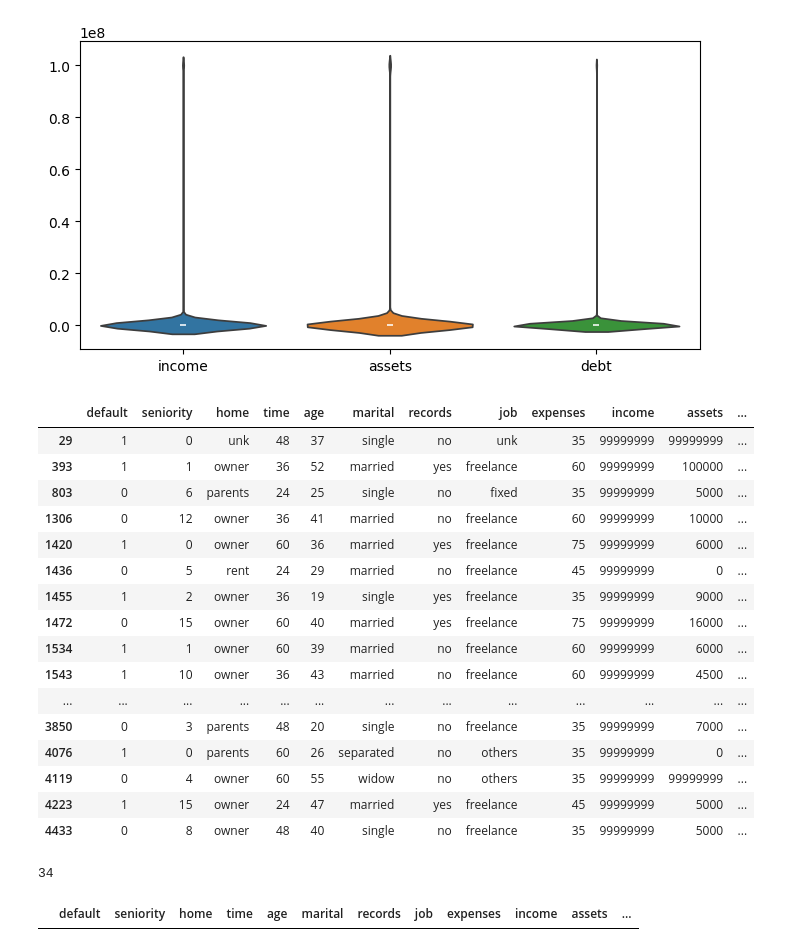
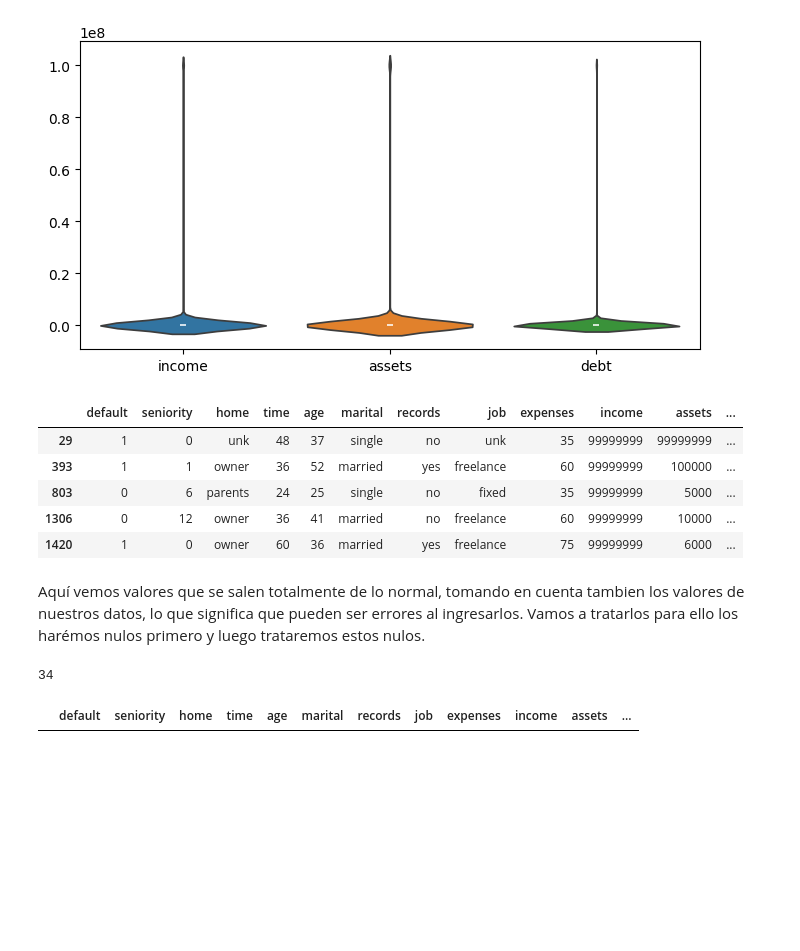
Before and after one commit to AnndyLibeMoore/Catalogo, a Jupyter notebook: DS_Credit_Scoring.ipynb, the cells around one changed output. Drawn from its saved outputs; the diff is of its cells as text; code cells hidden in the pictures; blank space fills up the shorter version.

```diff
--- a/DS_Credit_Scoring.ipynb
+++ b/DS_Credit_Scoring.ipynb
@@ -305,27 +358,19 @@ plt.show()
 [figure]
 # %%
 outliers = dataset[dataset.income > 100000]
-outliers
+outliers.head()
 # %% [output]
 |  | default | seniority | home | time | age | marital | records | job | expenses | income | assets | ... |
 | 29 | 1 | 0 | unk | 48 | 37 | single | no | unk | 35 | 99999999 | 99999999 | ... |
 | 393 | 1 | 1 | owner | 36 | 52 | married | yes | freelance | 60 | 99999999 | 100000 | ... |
 | 803 | 0 | 6 | parents | 24 | 25 | single | no | fixed | 35 | 99999999 | 5000 | ... |
 | 1306 | 0 | 12 | owner | 36 | 41 | married | no | freelance | 60 | 99999999 | 10000 | ... |
 | 1420 | 1 | 0 | owner | 60 | 36 | married | yes | freelance | 75 | 99999999 | 6000 | ... |
-| 1436 | 0 | 5 | rent | 24 | 29 | married | no | freelance | 45 | 99999999 | 0 | ... |
-| 1455 | 1 | 2 | owner | 36 | 19 | single | yes | freelance | 35 | 99999999 | 9000 | ... |
-| 1472 | 0 | 15 | owner | 60 | 40 | married | yes | freelance | 75 | 99999999 | 16000 | ... |
-| 1534 | 1 | 1 | owner | 60 | 39 | married | no | freelance | 60 | 99999999 | 6000 | ... |
-| 1543 | 1 | 10 | owner | 36 | 43 | married | no | freelance | 60 | 99999999 | 4500 | ... |
-| ... | ... | ... | ... | ... | ... | ... | ... | ... | ... | ... | ... | ... |
-| 3850 | 0 | 3 | parents | 48 | 20 | single | no | freelance | 35 | 99999999 | 7000 | ... |
-| 4076 | 1 | 0 | parents | 60 | 26 | separated | no | others | 35 | 99999999 | 0 | ... |
-| 4119 | 0 | 4 | owner | 60 | 55 | widow | no | others | 35 | 99999999 | 99999999 | ... |
-| 4223 | 1 | 15 | owner | 24 | 47 | married | yes | freelance | 45 | 99999999 | 5000 | ... |
-| 4433 | 0 | 8 | owner | 48 | 40 | single | no | freelance | 35 | 99999999 | 5000 | ... |
-# %%
-outliers.shape[0]
-# %% [output]
-34
+# %% [markdown]
+Aquí vemos valores que se salen totalmente de lo normal, tomando en cuenta tambien los valores de nuestros datos, lo que significa que pueden ser errores al ingresarlos. Vamos a tratarlos para ello los harémos nulos primero y luego trataremos estos nulos.
+# %%
+#tenemos 34 registros con valores anómalos
+outliers.shape[0]
+# %% [output]
+34
 # %%
```
Also changed, not shown: parts of 115 cells of this notebook.
